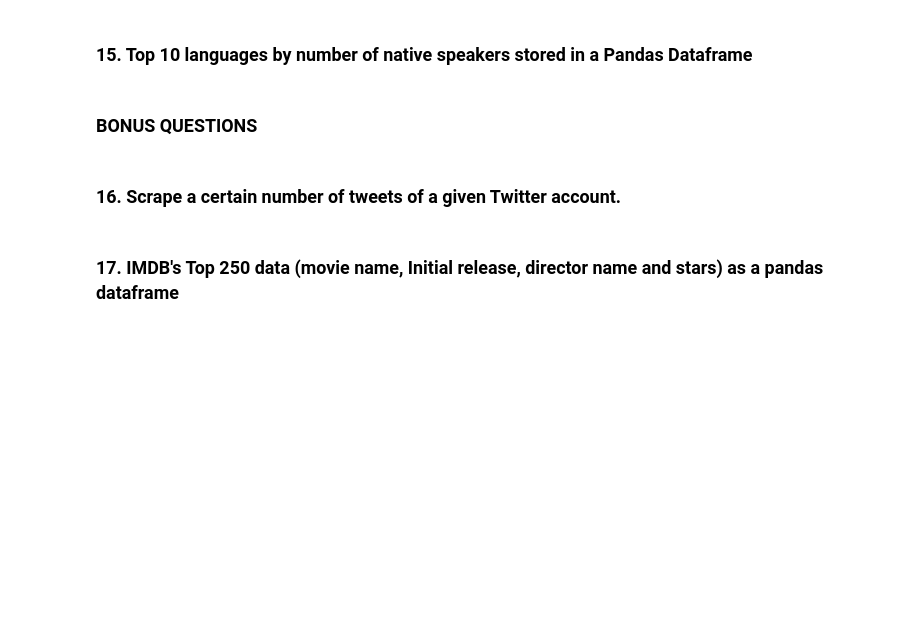
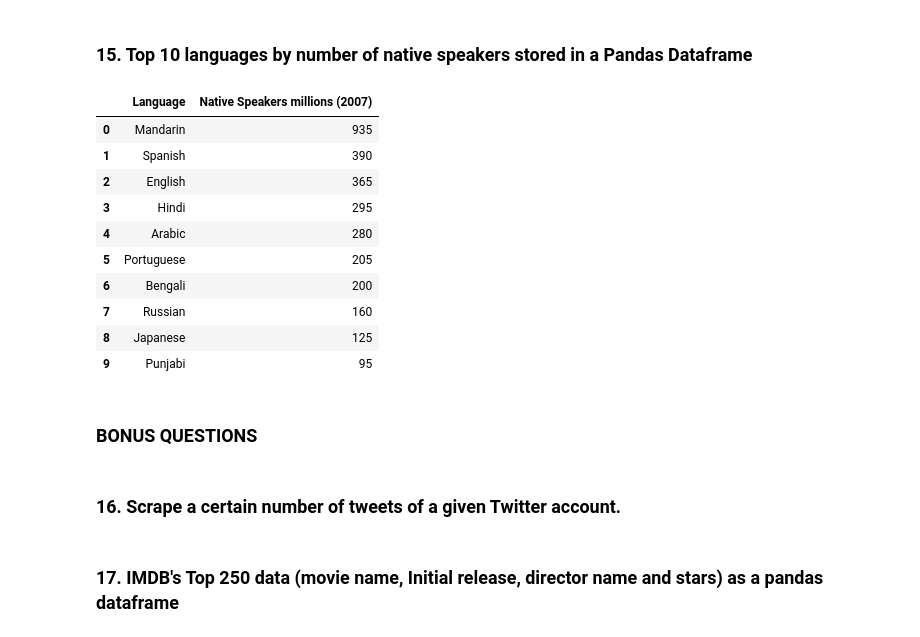
Before and after one commit to ironhack-datalabs/mad-oct-2018, a Jupyter notebook: module-1/lab-web-scraping/your-code/main.ipynb, the cells around one changed output. Saved outputs shown, nothing was run; the diff lists cells and outputs as text; code cells hidden in the pictures; blank space fills up the shorter version.

```diff
--- a/module-1/lab-web-scraping/your-code/main.ipynb
+++ b/module-1/lab-web-scraping/your-code/main.ipynb
@@ -410,3 +436,57 @@ url = 'https://en.wikipedia.org/wiki/List_of_languages_by_number_of_native_speak
+# %%
+request=requests.get(url).content
+soup = BeautifulSoup(request, "lxml")
+# %%
+# Loop to list top 10 languages (are sorted by speakers in descending order)
+counter=0
+languages=[]
+for item in soup.select('td'):
+    ap=item.select('a')
+    bp=item.select('td')
+    if not ap==[] and 'title' in ap[0].attrs:
+        languages.append(ap[0].string)
+        counter+=1
+    if counter==10:
+        break
+
+# Nested loop to search languages speakers number
+counter=0
+info=[]
+for item in soup.select('td'):
+    ap=item.string
+    if ap!=None:
+        if len(ap)>=2:
+            if '%' not in str(ap):
+                pob=re.findall(r'\d+',ap)
+                if type(pob)!=list:
+                    if int(pob)>20:
+                        counter+=1
+                        info.append(pob)
+                else:
+                    if pob!=[]:
+                        if int(pob[0])>20:  # Second element of the list refers to the registers of 2010. First
+                                            # element refers to registers of 2007
+                            counter+=1
+                            info.append(pob[0])
+    if counter==10:
+        break
+# %%
+morelang=pd.DataFrame(np.c_[languages,info],columns=['Language','Native Speakers millions (2007)'])
+morelang['Native Speakers millions (2007)']=morelang['Native Speakers millions (2007)'].astype('int64')
+morelang=morelang.sort_values('Native Speakers millions (2007)',ascending=False).reset_index(drop=True)
+display(morelang)
+# %% [output]
+|  | Language | Native Speakers millions (2007) |
+| 0 | Mandarin | 935 |
+| 1 | Spanish | 390 |
+| 2 | English | 365 |
+| 3 | Hindi | 295 |
+| 4 | Arabic | 280 |
+| 5 | Portuguese | 205 |
+| 6 | Bengali | 200 |
+| 7 | Russian | 160 |
+| 8 | Japanese | 125 |
+| 9 | Punjabi | 95 |
 # %% [markdown]
 ### BONUS QUESTIONS
 # %% [markdown]
```
Also changed, not shown: parts of 13 cells of this notebook.
